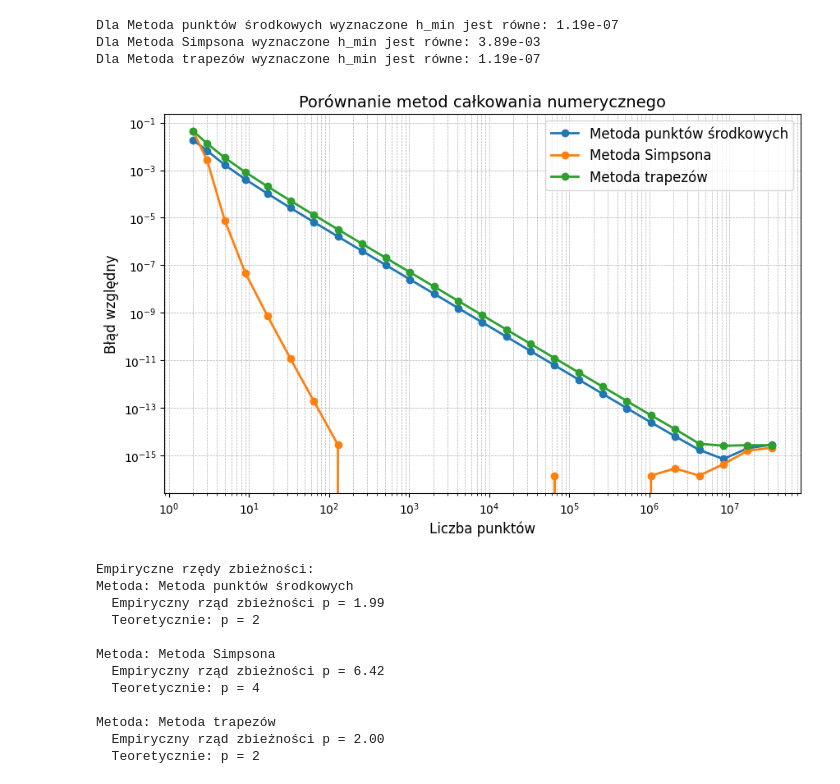
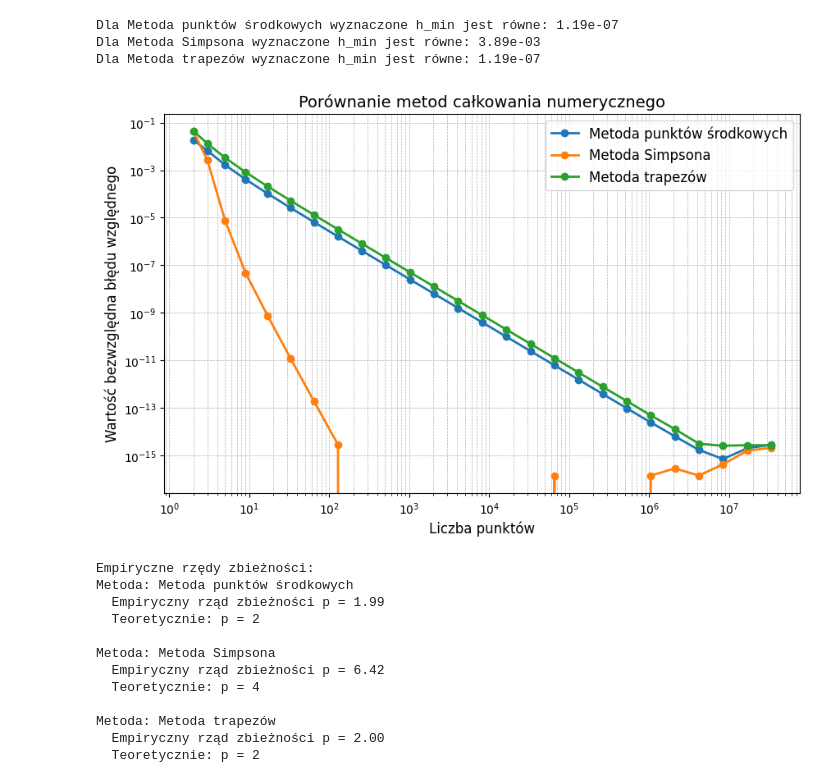
Before and after one commit to FalcO0O/MOWNiT, a Jupyter notebook: Lab_6/main.ipynb, the cells around one changed output. Saved outputs shown, nothing was run; the diff lists cells and outputs as text; code cells hidden in the pictures.

```diff
--- a/Lab_6/main.ipynb
+++ b/Lab_6/main.ipynb
@@ -2,14 +2,9 @@
 import numpy as np
 from scipy.integrate import trapezoid, simpson
 import matplotlib.pyplot as plt
+
+f = lambda x: 4/(1+x**2)
 # %%
-import numpy as np
-from scipy.integrate import trapezoid, simpson
-import matplotlib.pyplot as plt
-
-def f(x):
-    return 4 / (1 + x**2)
-
 def make_points(m: int):
     """Tworzy punkty na przedziale [0,1] z 2^m + 1 węzłami."""
     return np.linspace(0, 1, 2**m + 1)
@@ -27,6 +22,14 @@ def integrate_mid_point(f, x: np.array):
     h = (x[-1] - x[0]) / (len(x) - 1)
     midpoints = (x[:-1] + x[1:]) / 2.0
     return h * np.sum(f(midpoints))
+
+def integrate_gauss_legendre(f, n):
+    """Całkuje funkcję f na przedziale [0, 1] przy użyciu kwadratury Gaussa-Legendre'a."""
+    x, w = np.polynomial.legendre.leggauss(n)
+    x = 0.5*x+0.5
+    w = 0.5*w
+    integral = np.sum(w*f(x))
+    return integral
 
 def calc_errors(m_array, integration_method, real_value):
     """Oblicza błąd względny dla kolejnych wartości m."""
@@ -51,20 +54,23 @@ def plot_error_comparison(integration_methods, m_max=25, real_value=np.pi):
 
     # Rysowanie wykresu dla każdej metody
     for label, method in integration_methods.items():
-        errors = calc_errors(m_values, method, real_value)
-        print("Dla {} wyznaczone h_min jest równe: {:.2e}".format(label, h_min(m_values, errors), ))
-        plt.plot(x_values, errors, lw=2, label=label, marker = 'o')
+        if method == integrate_gauss_legendre:
+            relative_error(f, real_value, label=label)
+        else:
+            errors = calc_errors(m_values, method, real_value)
+            print("Dla {} wyznaczone h_min jest równe: {:.2e}".format(label, h_min(m_values, errors), ))
+            plt.plot(x_values, errors, lw=2, label=label, marker = 'o')
 
     plt.xscale('log')
     plt.yscale('log')
     plt.xlabel('Liczba punktów', fontsize=12)
-    plt.ylabel('Błąd względny', fontsize=12)
+    plt.ylabel('Wartość bezwzględna błędu względnego', fontsize=12)
     plt.title('Porównanie metod całkowania numerycznego', fontsize=14)
     plt.legend(fontsize=12)
     plt.grid(True, which="both", ls="--", lw=0.5)
     plt.show()
 
-def convergance_tier(integration_methods, m_max=25, real_value=np.pi):
+def convergence_tier(integration_methods, m_max=25, real_value=np.pi):
     m_values = np.arange(m_max + 1)
     h_values = 1 / (2 ** m_values)
 
@@ -78,35 +84,35 @@ def convergance_tier(integration_methods, m_max=25, real_value=np.pi):
         # Wybieramy tylko te wartości, w których metoda zachowuje się należycie – przyjmujemy zakres do m_min_index
         valid_indices = np.arange(0, m_min_index)
 
         h_valid = h_values[valid_indices]
         errors_valid = errors[valid_indices]
 
         # Regresja liniowa: dopasowujemy równanie: log(errors) = p * log(h) + log(C)
         p, C = np.polyfit(np.log(h_valid), np.log(errors_valid), 1)
 
         print(f"Metoda: {label}")
         print(f"  Empiryczny rząd zbieżności p = {p:.2f}")
 
         # Porównujemy z wartościami teoretycznymi.
         if label in ["Metoda punktów środkowych", "Metoda trapezów"]:
             print("  Teoretycznie: p = 2")
         elif label == "Metoda Simpsona":
             print("  Teoretycznie: p = 4")
         print()
 
 integration_methods = {
     "Metoda punktów środkowych": integrate_mid_point,
     "Metoda Simpsona": integrate_simps,
     "Metoda trapezów": integrate_trapz
 }
 
 plot_error_comparison(integration_methods)
-convergance_tier(integration_methods)
+convergence_tier(integration_methods)
 # %% [output]
 Dla Metoda punktów środkowych wyznaczone h_min jest równe: 1.19e-07
 Dla Metoda Simpsona wyznaczone h_min jest równe: 3.89e-03
 Dla Metoda trapezów wyznaczone h_min jest równe: 1.19e-07
-[figure, old version]
+[figure, new version]
 Empiryczne rzędy zbieżności:
 Metoda: Metoda punktów środkowych
   Empiryczny rząd zbieżności p = 1.99
```
Also changed, not shown: parts of 1 cell of this notebook.
